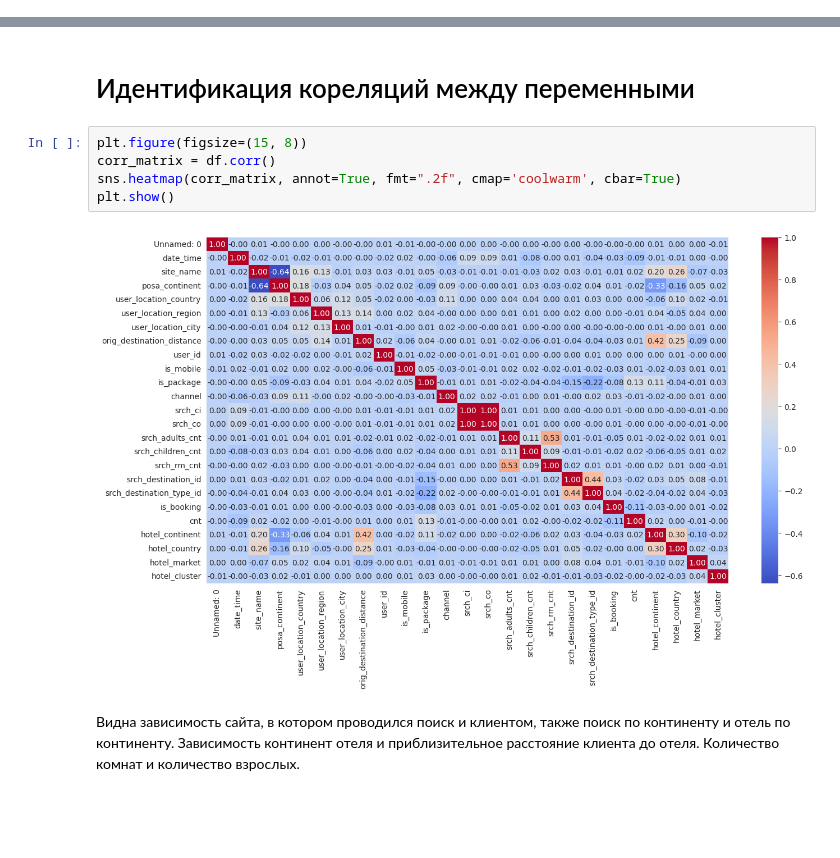
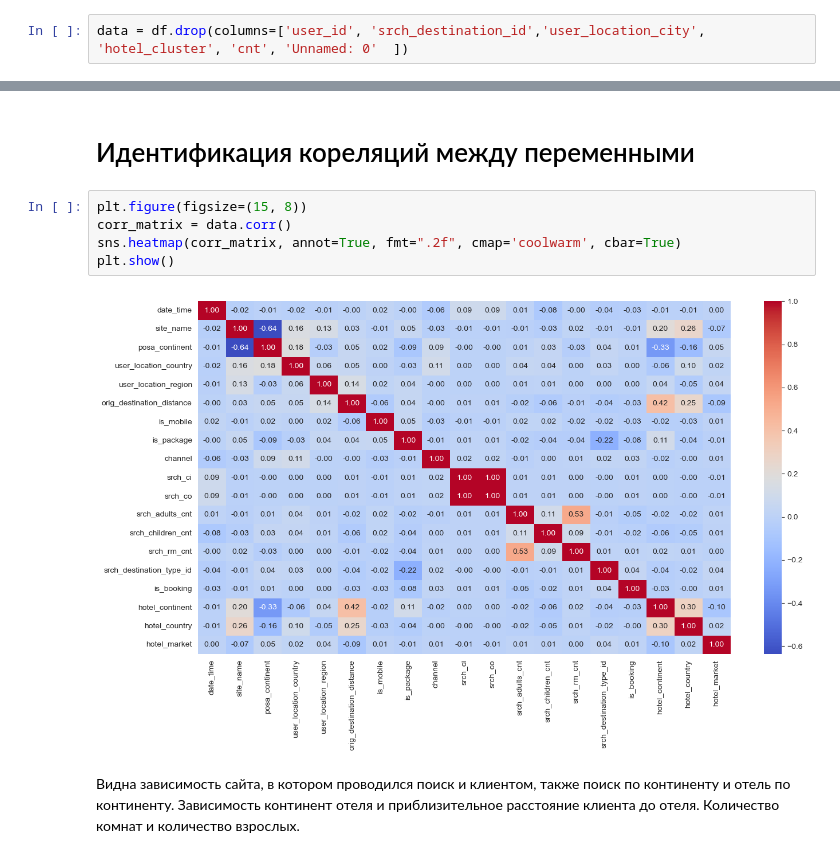
Before and after one commit to Jamchitogrito/TeamClusterization, a Jupyter notebook: TeamWork.ipynb, the cells around one changed output, grey strips where cells are left out. Drawn from its saved outputs; the diff is of its cells as text; blank space fills up the shorter version.

```diff
--- a/TeamWork.ipynb
+++ b/TeamWork.ipynb
@@ -96,4 +96,6 @@ Data columns (total 25 columns):
  24  hotel_cluster              100000 non-null  int64
 dtypes: datetime64[ns](3), float64(1), int64(21)
 memory usage: 19.1 MB
+# %%
+data = df.drop(columns=['user_id', 'srch_destination_id','user_location_city', 'hotel_cluster', 'cnt', 'Unnamed: 0'  ])
 # %%
@@ -122,11 +124,11 @@ df.describe().T
 # Идентификация кореляций между переменными
 # %%
 plt.figure(figsize=(15, 8))
-corr_matrix = df.corr()
+corr_matrix = data.corr()
 sns.heatmap(corr_matrix, annot=True, fmt=".2f", cmap='coolwarm', cbar=True)
 plt.show()
 # %% [output]
-[figure, old version]
+[figure, new version]
 # %% [markdown]
 Видна зависимость сайта, в котором проводился поиск и клиентом, также поиск по континенту и отель по континенту. Зависимость континент отеля и приблизительное расстояние клиента до отеля.
 Количество комнат и количество взрослых.
```
Also changed, not shown: parts of 4 cells of this notebook.
